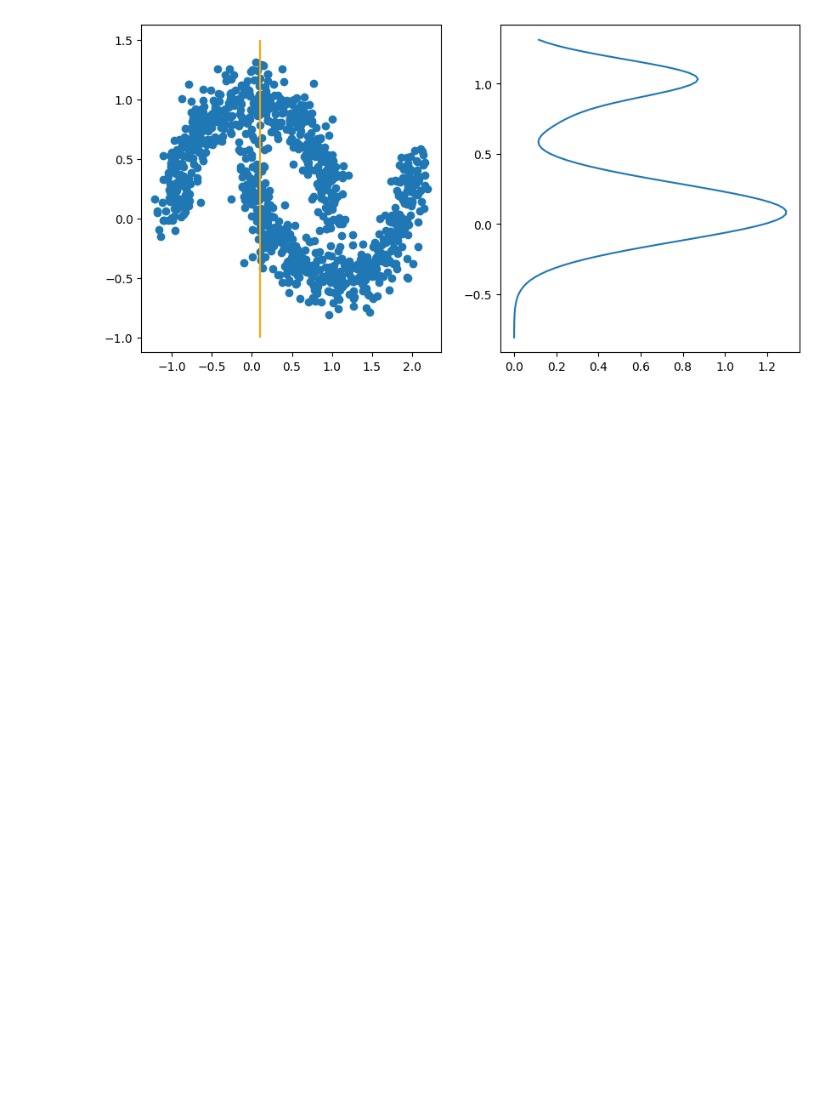
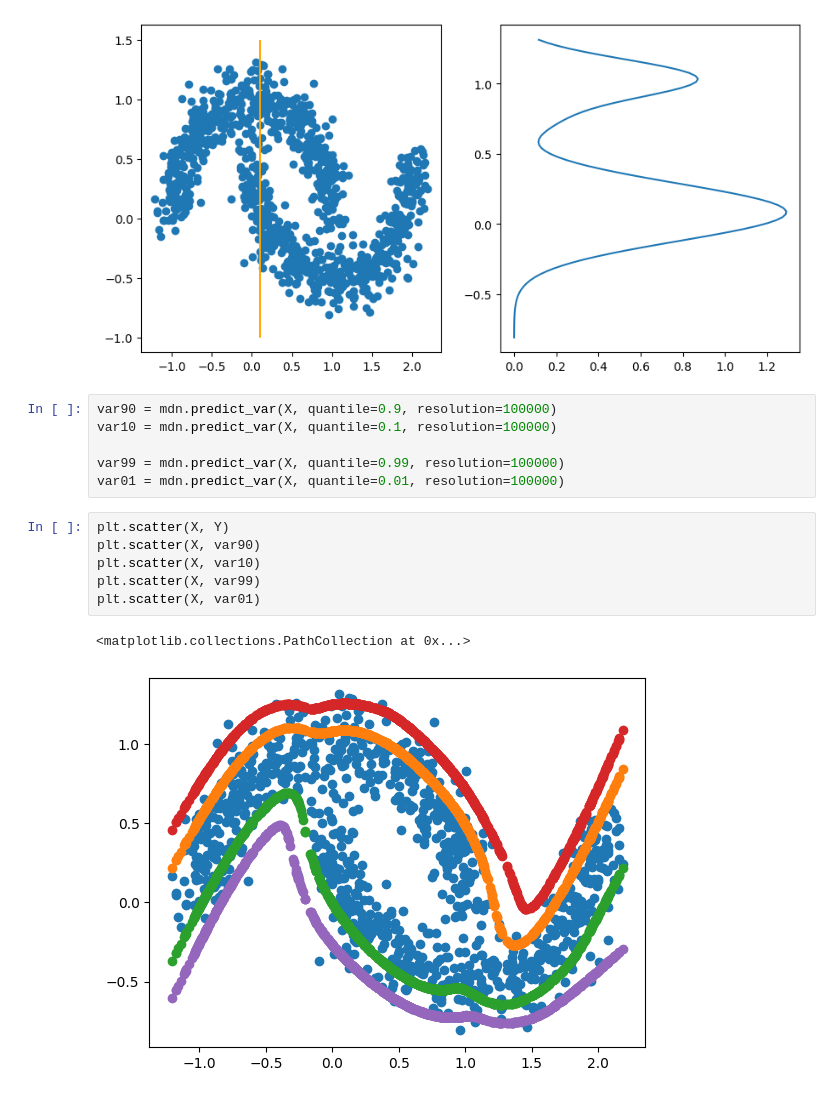
Before and after one commit to koaning/scikit-mdn, a Jupyter notebook: mdn.ipynb, the cells around one changed output. Saved outputs shown, nothing was run; the diff lists cells and outputs as text; blank space fills up the shorter version.

```diff
--- a/mdn.ipynb
+++ b/mdn.ipynb
@@ -41,3 +41,18 @@ plt.plot(pdf[0], ys)
 # %% [output]
 [<matplotlib.lines.Line2D at 0x...>]
 [figure]
+# %%
+var90 = mdn.predict_var(X, quantile=0.9, resolution=100000)
+var10 = mdn.predict_var(X, quantile=0.1, resolution=100000)
+
+var99 = mdn.predict_var(X, quantile=0.99, resolution=100000)
+var01 = mdn.predict_var(X, quantile=0.01, resolution=100000)
+# %%
+plt.scatter(X, Y)
+plt.scatter(X, var90)
+plt.scatter(X, var10)
+plt.scatter(X, var99)
+plt.scatter(X, var01)
+# %% [output]
+<matplotlib.collections.PathCollection at 0x...>
+[figure, added]
```
Also changed, not shown: 1 other file.
